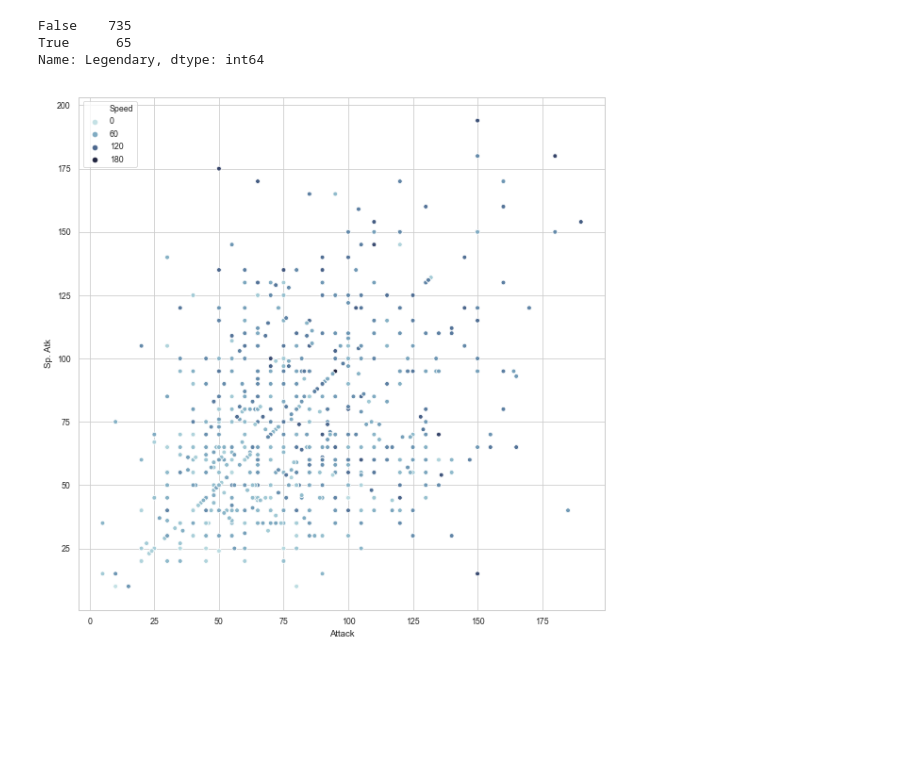
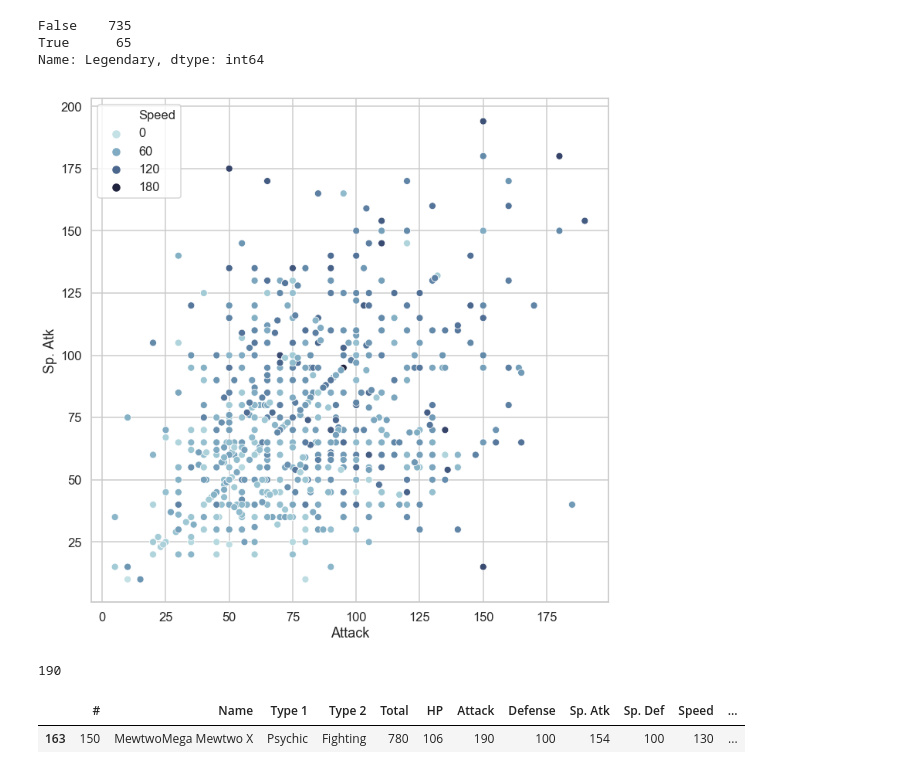
Before and after one commit to DanielPDWalker/Pokemon-Seaborn-Exploration, a Jupyter notebook: Pokemon - Rough Seaborn Visulisation Workbook.ipynb, the cells around one changed output. Drawn from its saved outputs; the diff is of its cells as text; code cells hidden in the pictures; blank space fills up the shorter version.

```diff
--- a/Pokemon - Rough Seaborn Visulisation Workbook.ipynb
+++ b/Pokemon - Rough Seaborn Visulisation Workbook.ipynb
@@ -157,12 +157,20 @@ False    735
 True      65
 Name: Legendary, dtype: int64
 # %%
-sns.set_context('paper')
+sns.set_context('talk')
 sns.set_style("whitegrid")
 fig = plt.figure(figsize=(12,12))
 cmap = sns.cubehelix_palette(rot=-0.2, as_cmap=True)
 ax = sns.scatterplot(x="Attack", y="Sp. Atk",
-                    hue="Speed", palette=cmap,
-                     sizes=(50,500), data=df)
+                    hue="Speed", palette=cmap, data=df)
 # %% [output]
-[figure, old version]
+[figure, new version]
+# %%
+df['Attack'].max()
+# %% [output]
+190
+# %%
+df.loc[df['Attack'] == 190]
+# %% [output]
+|  | # | Name | Type 1 | Type 2 | Total | HP | Attack | Defense | Sp. Atk | Sp. Def | Speed | ... |
+| 163 | 150 | MewtwoMega Mewtwo X | Psychic | Fighting | 780 | 106 | 190 | 100 | 154 | 100 | 130 | ... |
```
Also changed, not shown: parts of 7 cells of this notebook.
